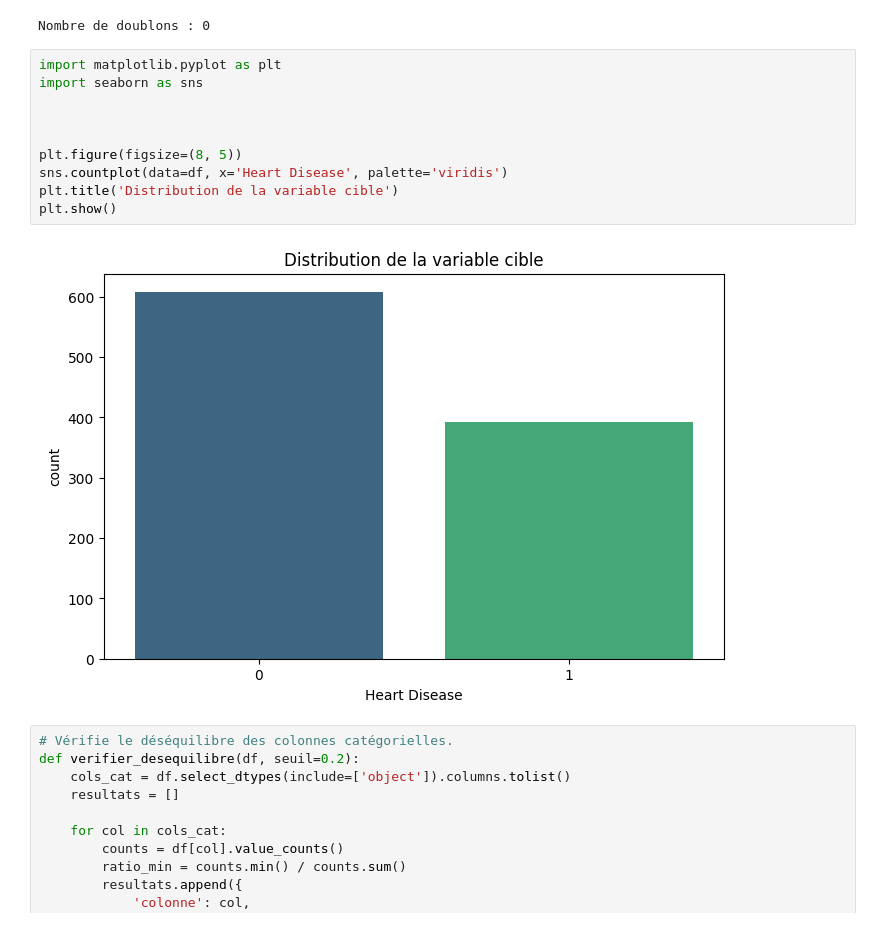
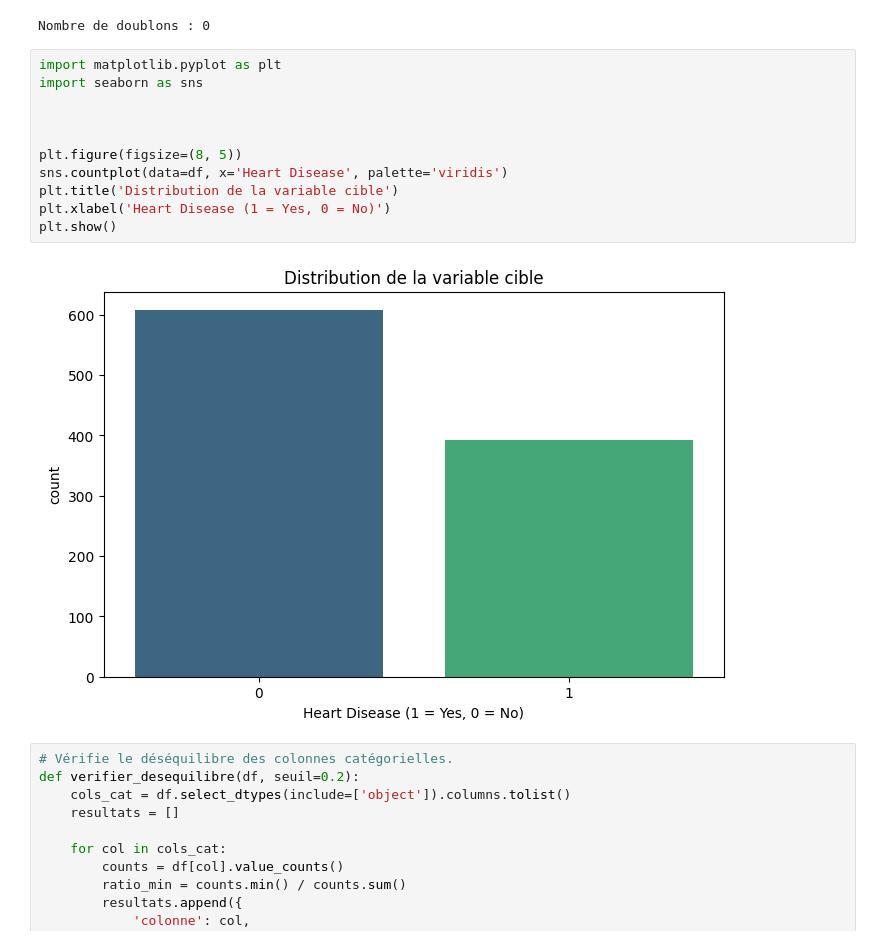
Before and after one commit to Jeathu/corai, a Jupyter notebook: notebooks/corai_expo.ipynb, the cells around one changed output. Saved outputs shown, nothing was run; the diff lists cells and outputs as text.

```diff
--- a/notebooks/corai_expo.ipynb
+++ b/notebooks/corai_expo.ipynb
@@ -93,15 +93,16 @@ Nombre de doublons : 0
 # %%
 import matplotlib.pyplot as plt
 import seaborn as sns
 
 
 
 plt.figure(figsize=(8, 5))
 sns.countplot(data=df, x='Heart Disease', palette='viridis')
 plt.title('Distribution de la variable cible')
+plt.xlabel('Heart Disease (1 = Yes, 0 = No)')
 plt.show()
 # %% [output]
-[figure, old version]
+[figure, new version]
 # %%
 # Vérifie le déséquilibre des colonnes catégorielles.
 def verifier_desequilibre(df, seuil=0.2):
```
Also changed, not shown: parts of 10 cells of this notebook, 10 other files.
